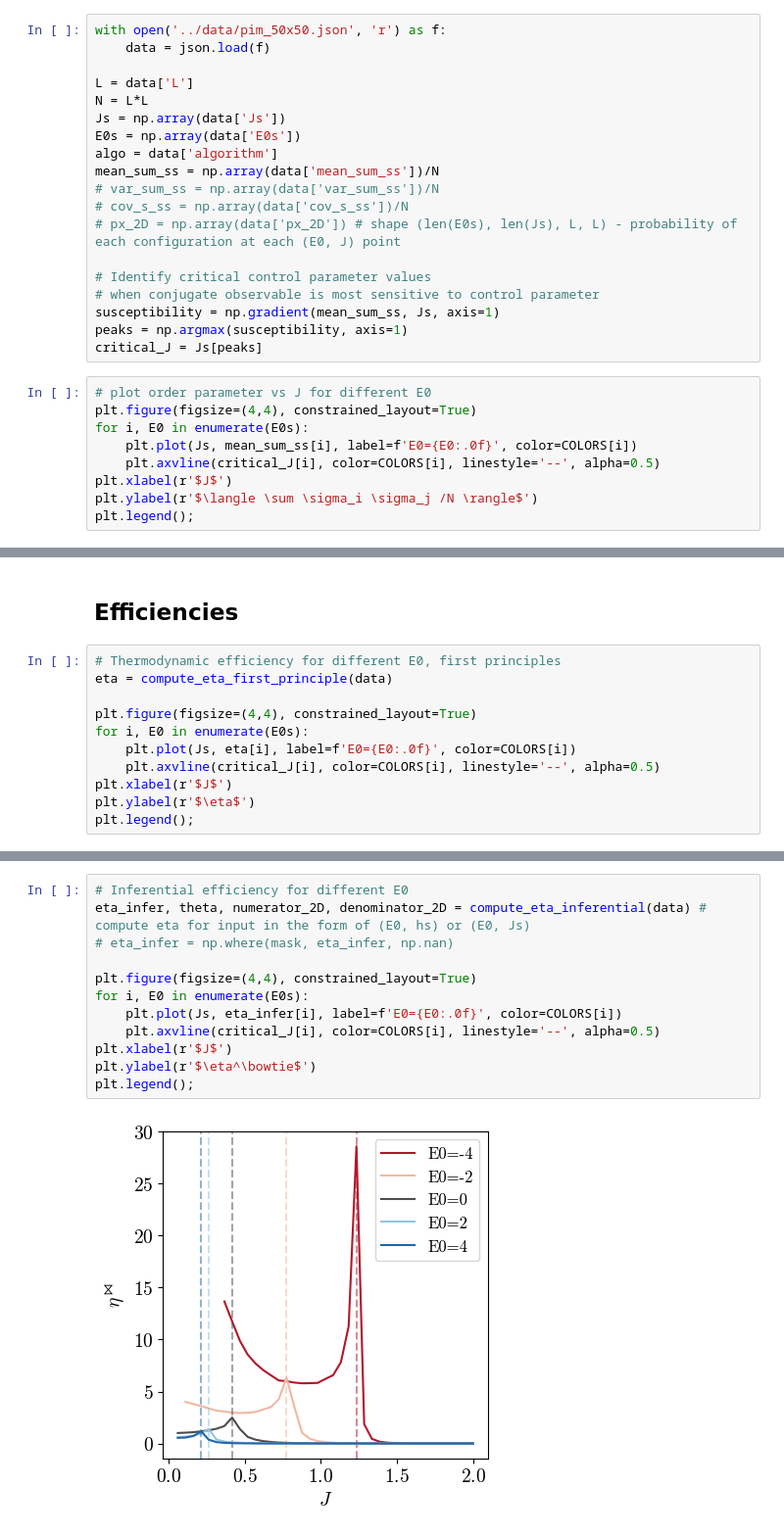
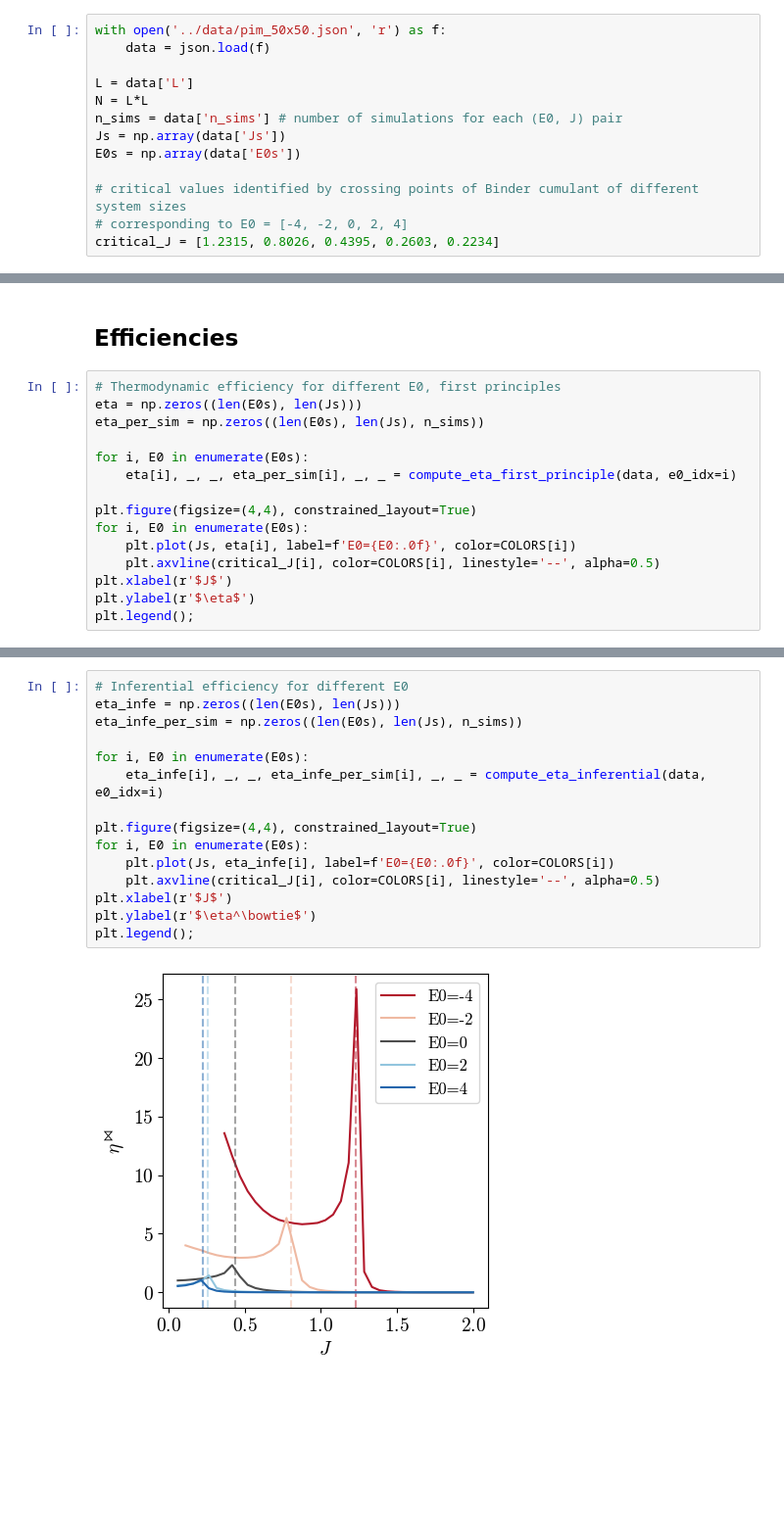
Before and after one commit to qianyangchen/thermodynamicEfficiencyNoneq, a Jupyter notebook: persistent_ising/notebooks/persistentIsing.ipynb, the cells around one changed output, grey strips where cells are left out. Shown at 98% size. Saved outputs shown, nothing was run; the diff lists cells and outputs as text; blank space fills up the shorter version.

```diff
--- a/persistent_ising/notebooks/persistentIsing.ipynb
+++ b/persistent_ising/notebooks/persistentIsing.ipynb
@@ -76,25 +38,10 @@ with open('../data/pim_50x50.json', 'r') as f:
 
 L = data['L']
 N = L*L
+n_sims = data['n_sims'] # number of simulations for each (E0, J) pair
 Js = np.array(data['Js'])
 E0s = np.array(data['E0s'])
-algo = data['algorithm']
-mean_sum_ss = np.array(data['mean_sum_ss'])/N
-# var_sum_ss = np.array(data['var_sum_ss'])/N
-# cov_s_ss = np.array(data['cov_s_ss'])/N
-# px_2D = np.array(data['px_2D']) # shape (len(E0s), len(Js), L, L) - probability of each configuration at each (E0, J) point
 
-# Identify critical control parameter values
-# when conjugate observable is most sensitive to control parameter
-susceptibility = np.gradient(mean_sum_ss, Js, axis=1)
-peaks = np.argmax(susceptibility, axis=1)
-critical_J = Js[peaks]
+# critical values identified by crossing points of Binder cumulant of different system sizes
+# corresponding to E0 = [-4, -2, 0, 2, 4]
+critical_J = [1.2315, 0.8026, 0.4395, 0.2603, 0.2234]
-# %%
-# plot order parameter vs J for different E0
-plt.figure(figsize=(4,4), constrained_layout=True)
-for i, E0 in enumerate(E0s):
-    plt.plot(Js, mean_sum_ss[i], label=f'E0={E0:.0f}', color=COLORS[i])
-    plt.axvline(critical_J[i], color=COLORS[i], linestyle='--', alpha=0.5)
-plt.xlabel(r'$J$')
-plt.ylabel(r'$\langle \sum \sigma_i \sigma_j /N \rangle$')
-plt.legend();
@@ -104,7 +49,11 @@ plt.legend();
 ## Efficiencies
 # %%
 # Thermodynamic efficiency for different E0, first principles
-eta = compute_eta_first_principle(data)
+eta = np.zeros((len(E0s), len(Js)))
+eta_per_sim = np.zeros((len(E0s), len(Js), n_sims))
+
+for i, E0 in enumerate(E0s):
+    eta[i], _, _, eta_per_sim[i], _, _ = compute_eta_first_principle(data, e0_idx=i)
 
 plt.figure(figsize=(4,4), constrained_layout=True)
 for i, E0 in enumerate(E0s):
@@ -118,14 +67,17 @@ plt.legend();
 # %%
 # Inferential efficiency for different E0
-eta_infer, theta, numerator_2D, denominator_2D = compute_eta_inferential(data) # compute eta for input in the form of (E0, hs) or (E0, Js)
-# eta_infer = np.where(mask, eta_infer, np.nan)
+eta_infe = np.zeros((len(E0s), len(Js)))
+eta_infe_per_sim = np.zeros((len(E0s), len(Js), n_sims))
+
+for i, E0 in enumerate(E0s):
+    eta_infe[i], _, _, eta_infe_per_sim[i], _, _ = compute_eta_inferential(data, e0_idx=i)
 
 plt.figure(figsize=(4,4), constrained_layout=True)
 for i, E0 in enumerate(E0s):
-    plt.plot(Js, eta_infer[i], label=f'E0={E0:.0f}', color=COLORS[i])
+    plt.plot(Js, eta_infe[i], label=f'E0={E0:.0f}', color=COLORS[i])
     plt.axvline(critical_J[i], color=COLORS[i], linestyle='--', alpha=0.5)
 plt.xlabel(r'$J$')
 plt.ylabel(r'$\eta^\bowtie$')
 plt.legend();
 # %% [output]
-[figure, old version]
+[figure, new version]
```
Also changed, not shown: parts of 7 cells of this notebook, 28 other files.
